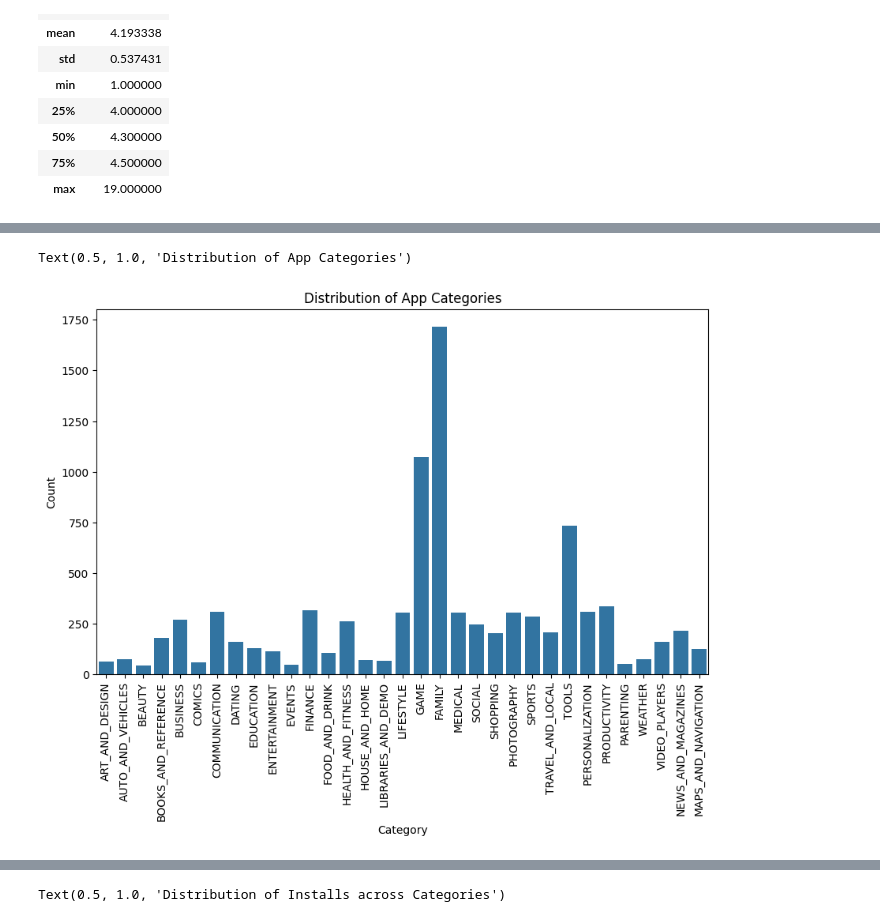
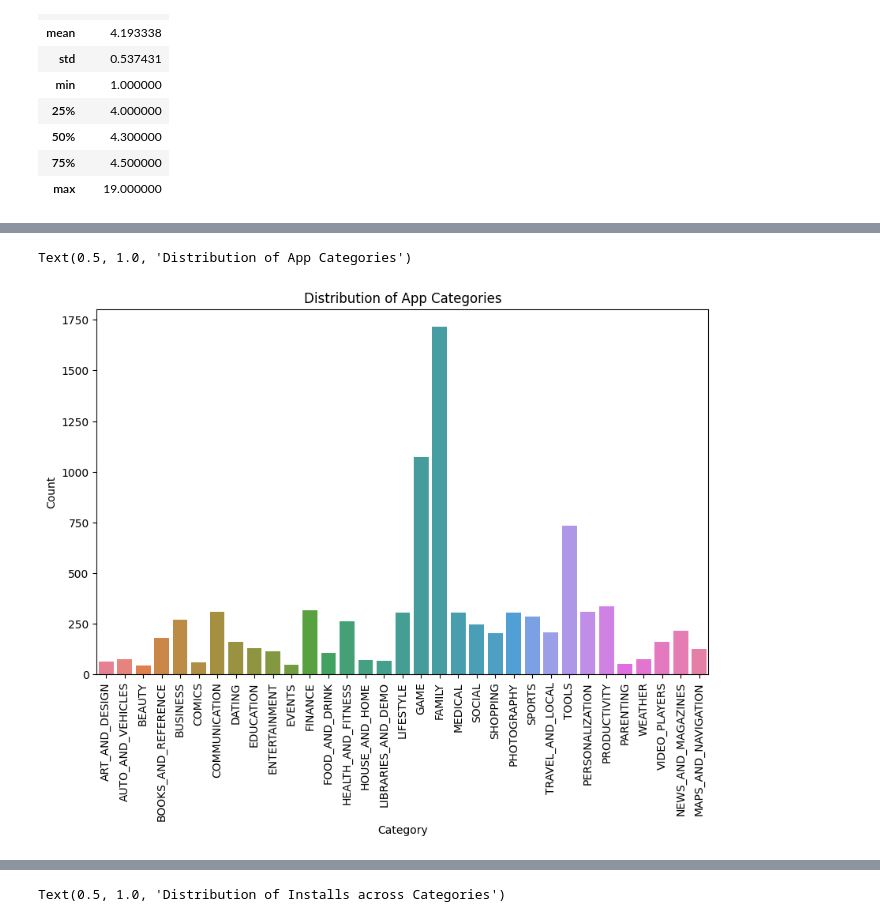
Before and after one commit to Sankrityayana/Exploratory-Data-Analysis-of-Google-App-Store-Data, a Jupyter notebook: EDA_of_Google_Play_Store_Data.ipynb, the cells around one changed output, grey strips where cells are left out. Cells and saved outputs as stored; diff of their text form; code cells hidden in the pictures.

```diff
--- a/EDA_of_Google_Play_Store_Data.ipynb
+++ b/EDA_of_Google_Play_Store_Data.ipynb
@@ -127,14 +127,14 @@ memory usage: 971.9+ KB
 # %%
 # Bar plot
 plt.figure(figsize=(10, 6))
-sns.countplot(data=dfs, x='Category')
+sns.countplot(data=dfs, x='Category', hue='Category')
 plt.xlabel('Category')
 plt.xticks(rotation = 90)
 plt.ylabel('Count')
 plt.title('Distribution of App Categories')
 # %% [output]
 Text(0.5, 1.0, 'Distribution of App Categories')
-[figure, old version]
+[figure, new version]
 # %%
 # Scatter plot
 plt.figure(figsize=(10, 6))
```
Also changed, not shown: parts of 6 cells of this notebook.
